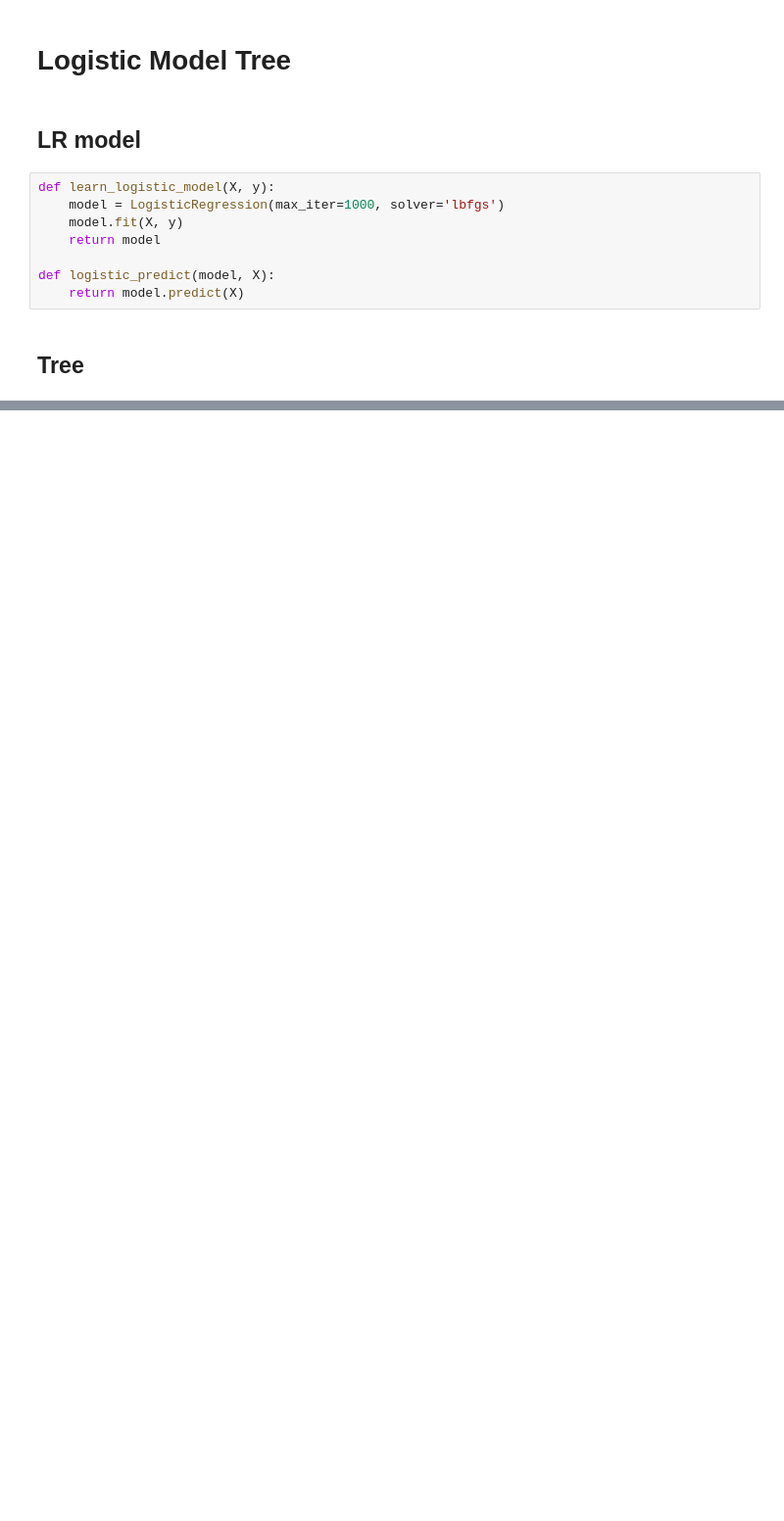
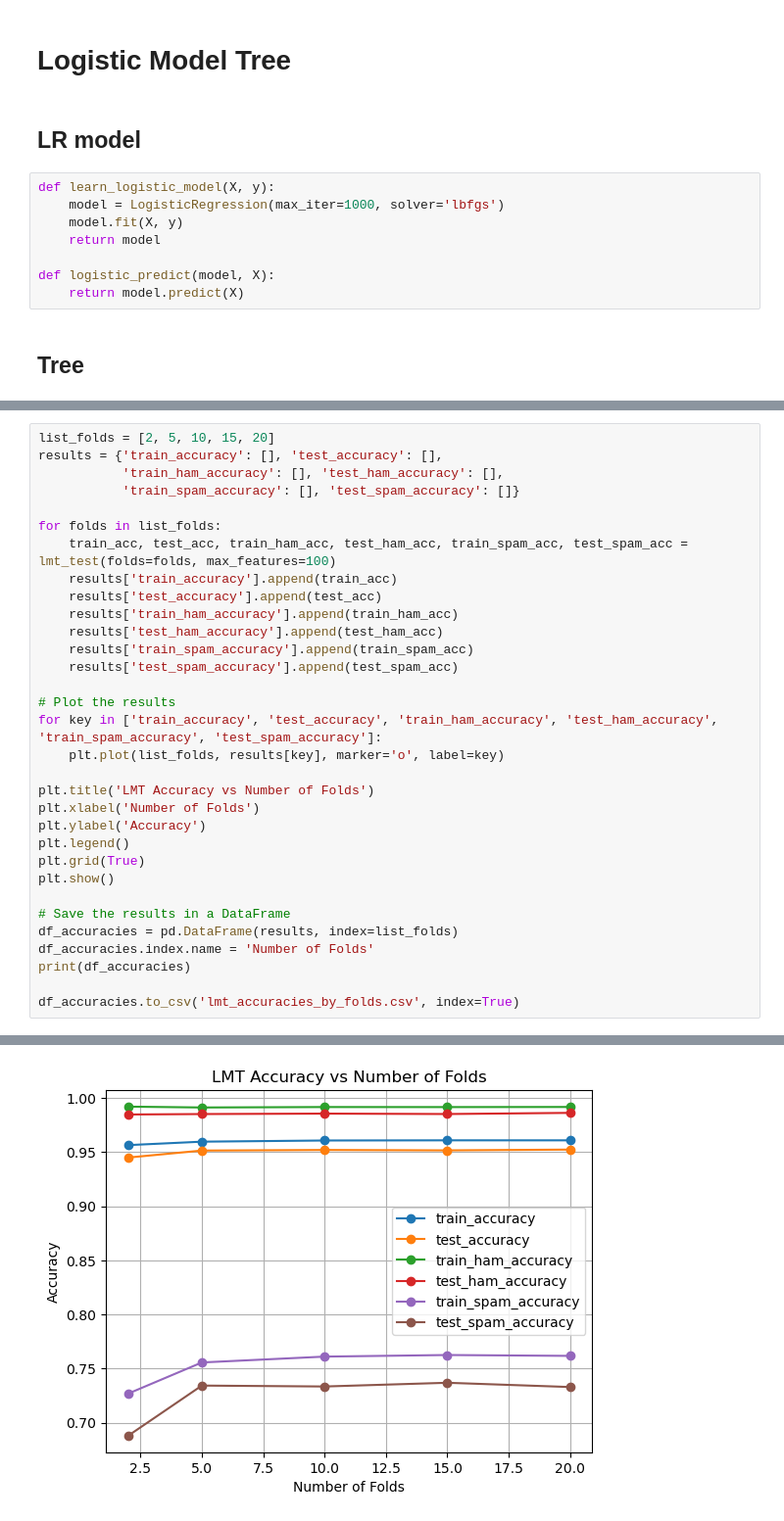
Before and after one commit to mintentha/spamDetection, a Jupyter notebook: spamDetection.ipynb, the cells around one changed output, grey strips where cells are left out. Shown at 98% size. Drawn from its saved outputs; the diff is of its cells as text; blank space fills up the shorter version.

```diff
--- a/spamDetection.ipynb
+++ b/spamDetection.ipynb
@@ -517,0 +622,33 @@ Testing Accuracy: 0.79
+# %%
+list_folds = [2, 5, 10, 15, 20]
+results = {'train_accuracy': [], 'test_accuracy': [],
+           'train_ham_accuracy': [], 'test_ham_accuracy': [],
+           'train_spam_accuracy': [], 'test_spam_accuracy': []}
+
+for folds in list_folds:
+    train_acc, test_acc, train_ham_acc, test_ham_acc, train_spam_acc, test_spam_acc = lmt_test(folds=folds, max_features=100)
+    results['train_accuracy'].append(train_acc)
+    results['test_accuracy'].append(test_acc)
+    results['train_ham_accuracy'].append(train_ham_acc)
+    results['test_ham_accuracy'].append(test_ham_acc)
+    results['train_spam_accuracy'].append(train_spam_acc)
+    results['test_spam_accuracy'].append(test_spam_acc)
+
+# Plot the results
+for key in ['train_accuracy', 'test_accuracy', 'train_ham_accuracy', 'test_ham_accuracy', 'train_spam_accuracy', 'test_spam_accuracy']:
+    plt.plot(list_folds, results[key], marker='o', label=key)
+
+plt.title('LMT Accuracy vs Number of Folds')
+plt.xlabel('Number of Folds')
+plt.ylabel('Accuracy')
+plt.legend()
+plt.grid(True)
+plt.show()
+
+# Save the results in a DataFrame
+df_accuracies = pd.DataFrame(results, index=list_folds)
+df_accuracies.index.name = 'Number of Folds'
+print(df_accuracies)
+
+df_accuracies.to_csv('lmt_accuracies_by_folds.csv', index=True)
+# %% [output]
@@ -517,0 +672 @@ Testing Accuracy: 0.79
+[figure, added]
```
Also changed, not shown: parts of 7 cells of this notebook, 4 other files.
